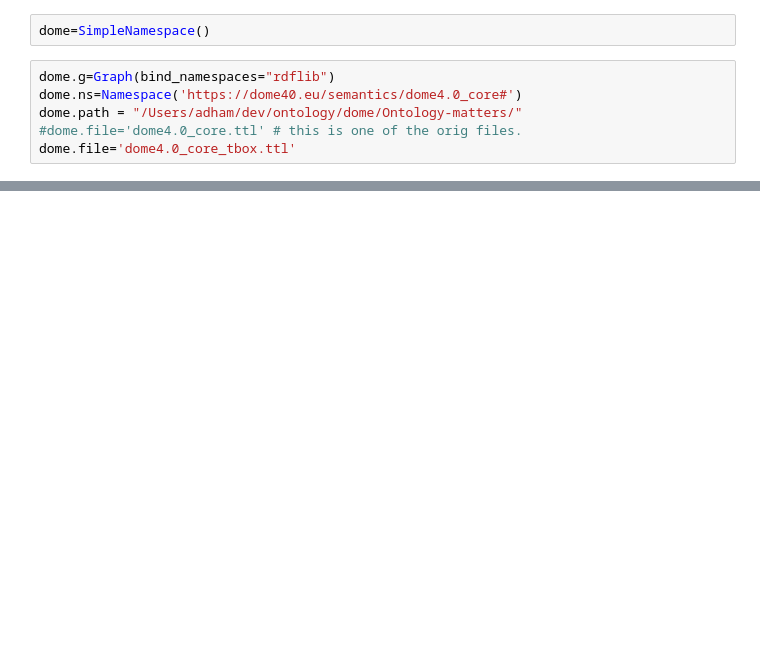
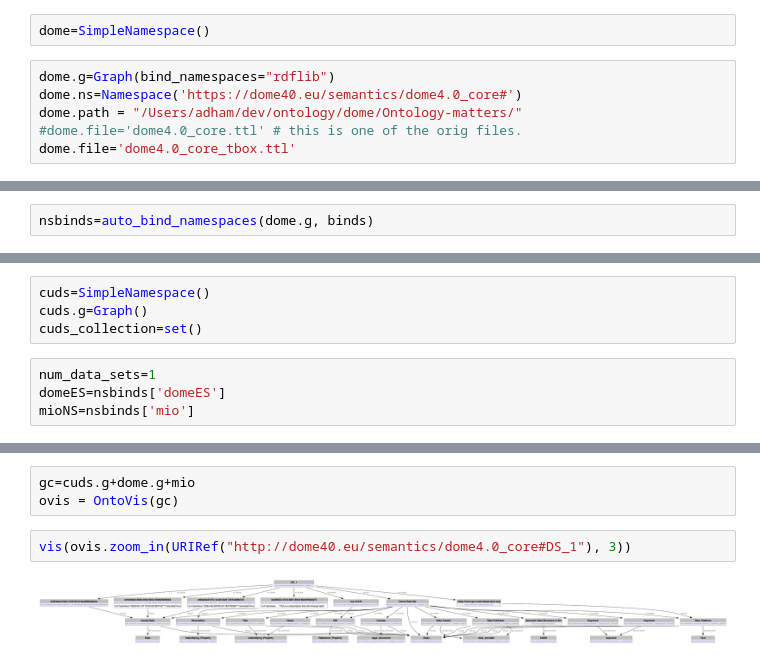
Before and after one commit to adhamhashibon/ontology_manager, a Jupyter notebook: examples/dome_eco_system.ipynb, the cells around one changed output, grey strips where cells are left out. Cells and saved outputs as stored; diff of their text form; blank space fills up the shorter version.

Commit message:
adding the synthetic example case to dome_eco_system with OB

```diff
--- a/examples/dome_eco_system.ipynb
+++ b/examples/dome_eco_system.ipynb
@@ -131,0 +93,2 @@ for s,p,o in dome.g:
+# %%
+nsbinds=auto_bind_namespaces(dome.g, binds)
@@ -131,0 +114,8 @@ for s,p,o in dome.g:
+# %%
+cuds=SimpleNamespace()
+cuds.g=Graph()
+cuds_collection=set()
+# %%
+num_data_sets=1
+domeES=nsbinds['domeES']
+mioNS=nsbinds['mio']
@@ -131,0 +186,7 @@ for s,p,o in dome.g:
+# %%
+gc=cuds.g+dome.g+mio
+ovis = OntoVis(gc)
+# %%
+vis(ovis.zoom_in(URIRef("http://dome40.eu/semantics/dome4.0_core#DS_1"), 3))
+# %% [output]
+[figure, added]
```
Also changed, not shown: parts of 20 cells of this notebook, 28 other files.
